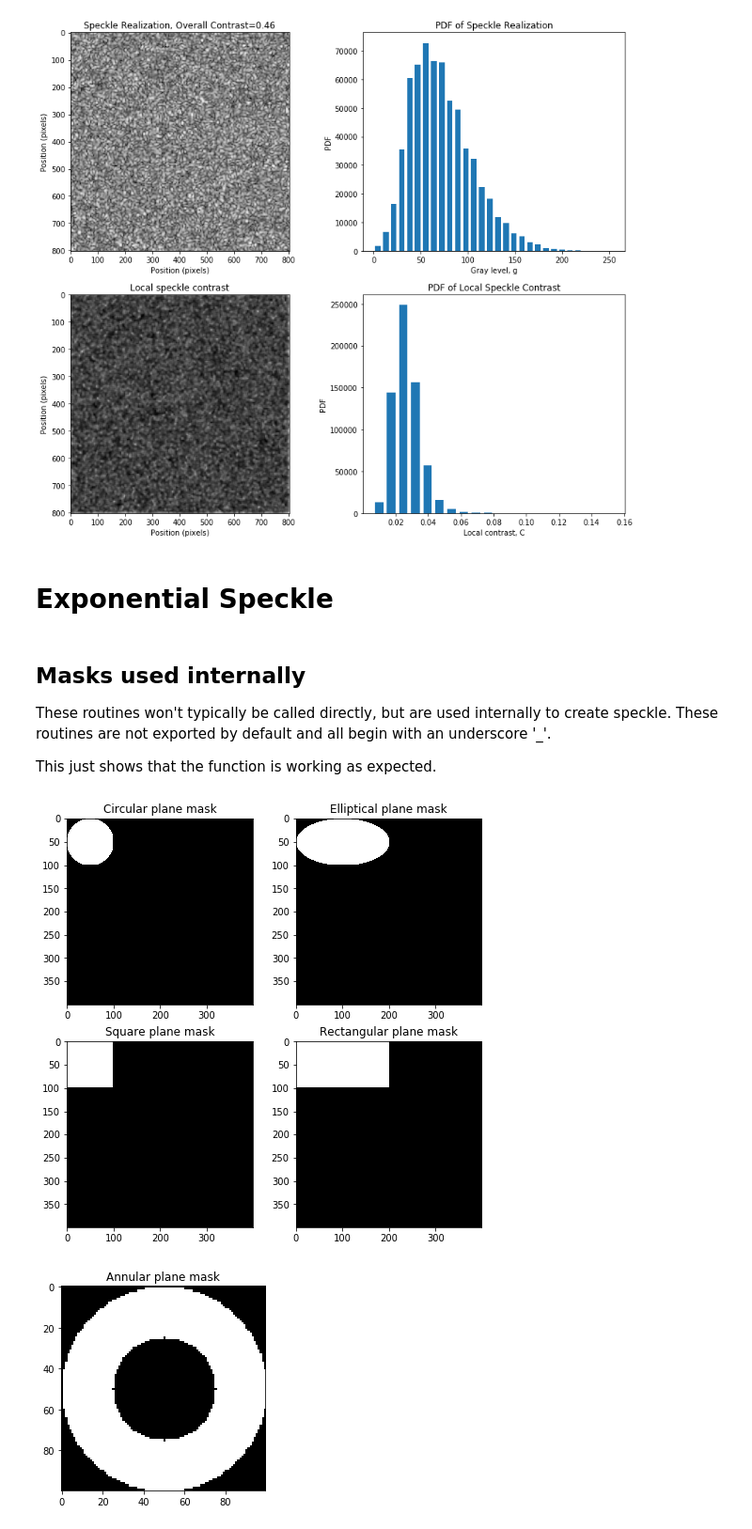
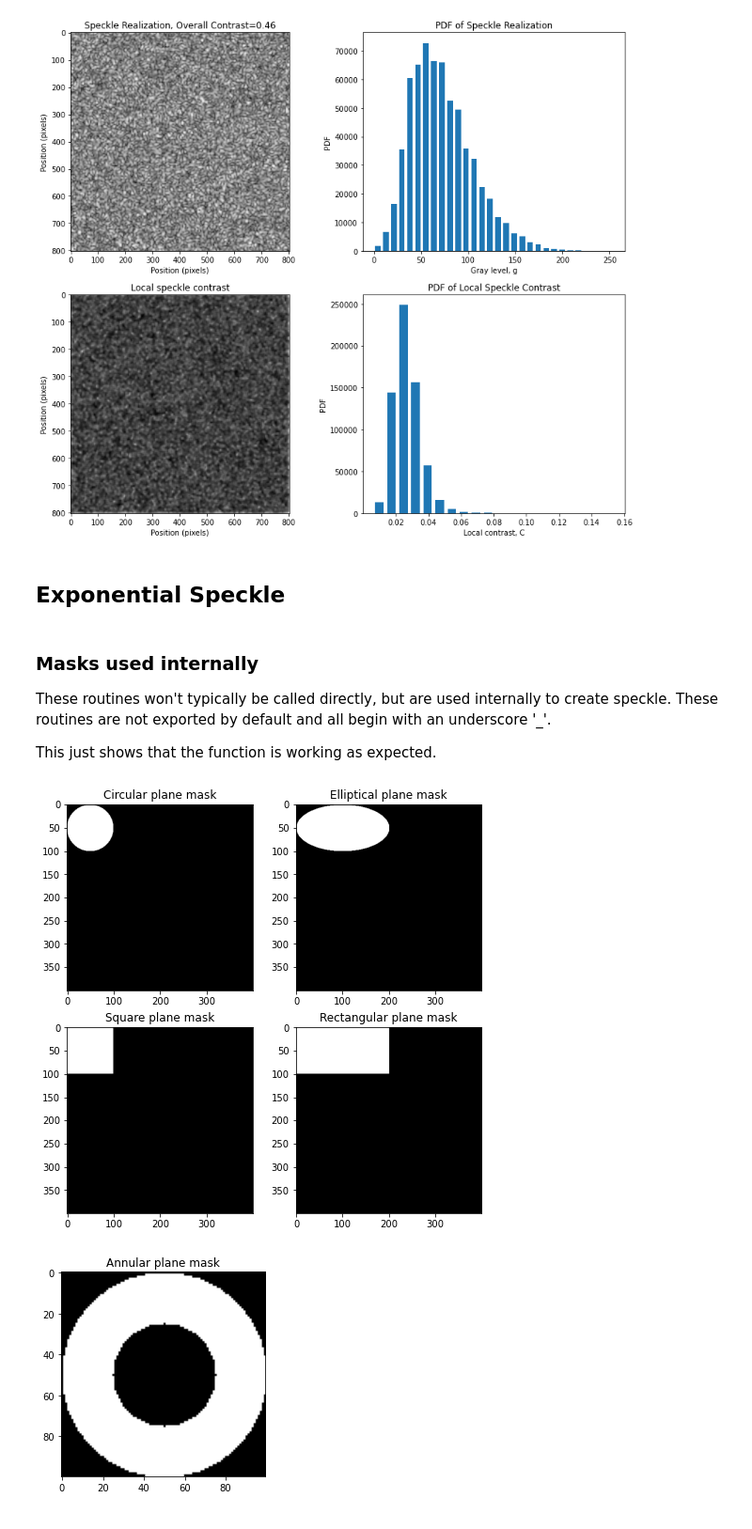
Before and after one commit to scottprahl/pyspeckle, a Jupyter notebook: docs/1-Two-Dim-Speckle-Basics.ipynb, the cells around one changed output. Shown at 94% size. Drawn from its saved outputs; the diff is of its cells as text; code cells hidden in the pictures.

```diff
--- a/docs/1-Two-Dim-Speckle-Basics.ipynb
+++ b/docs/1-Two-Dim-Speckle-Basics.ipynb
@@ -43,9 +43,9 @@ aplt.show()
 # %% [output]
 [figure]
 # %% [markdown]
-# Exponential Speckle
+## Exponential Speckle
 # %% [markdown]
-## Masks used internally
+### Masks used internally
 
 These routines won't typically be called directly, but are used internally to create speckle.  These routines are not exported by default and all begin with an underscore '_'.
 
@@ -53,34 +53,34 @@ This just shows that the function is working as expected.
 # %%
 #import pyspeckle.pyspeckle
 L=100
 pix_per_speckle=4
 N = pix_per_speckle * L
 R = int(L/2)
 
 plt.subplots(2,2, figsize=(8,8))
 plt.subplot(2,2,1)
 mask = pyspeckle.pyspeckle._create_mask(N,R,R)
 plt.imshow(mask,cmap='gray')
 plt.title('Circular plane mask')
 
 plt.subplot(2,2,2)
 mask = pyspeckle.pyspeckle._create_mask(N,L,R)
 plt.imshow(mask,cmap='gray')
 plt.title('Elliptical plane mask')
 
 plt.subplot(2,2,3)
-mask = pyspeckle.pyspeckle._create_mask(N,R,R,spot='square')
+mask = pyspeckle.pyspeckle._create_mask(N,R,R,shape='square')
 plt.imshow(mask,cmap='gray')
 plt.title('Square plane mask')
 
 plt.subplot(2,2,4)
-mask = pyspeckle.pyspeckle._create_mask(N,L,R,spot='square')
+mask = pyspeckle.pyspeckle._create_mask(N,L,R,shape='square')
 plt.imshow(mask,cmap='gray')
 plt.title('Rectangular plane mask')
 
 plt.show()
 # %% [output]
-[figure, old version]
+[figure, new version]
 # %%
 L=50
 pix_per_speckle=2
```
Also changed, not shown: parts of 16 cells of this notebook, 1 other file.
